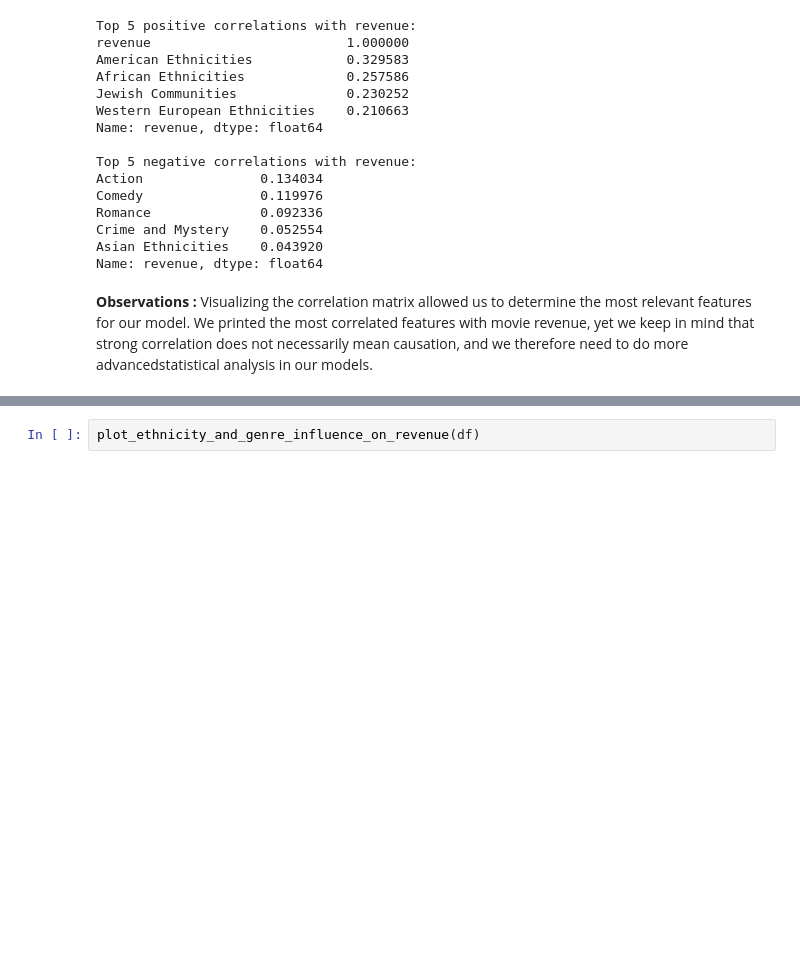
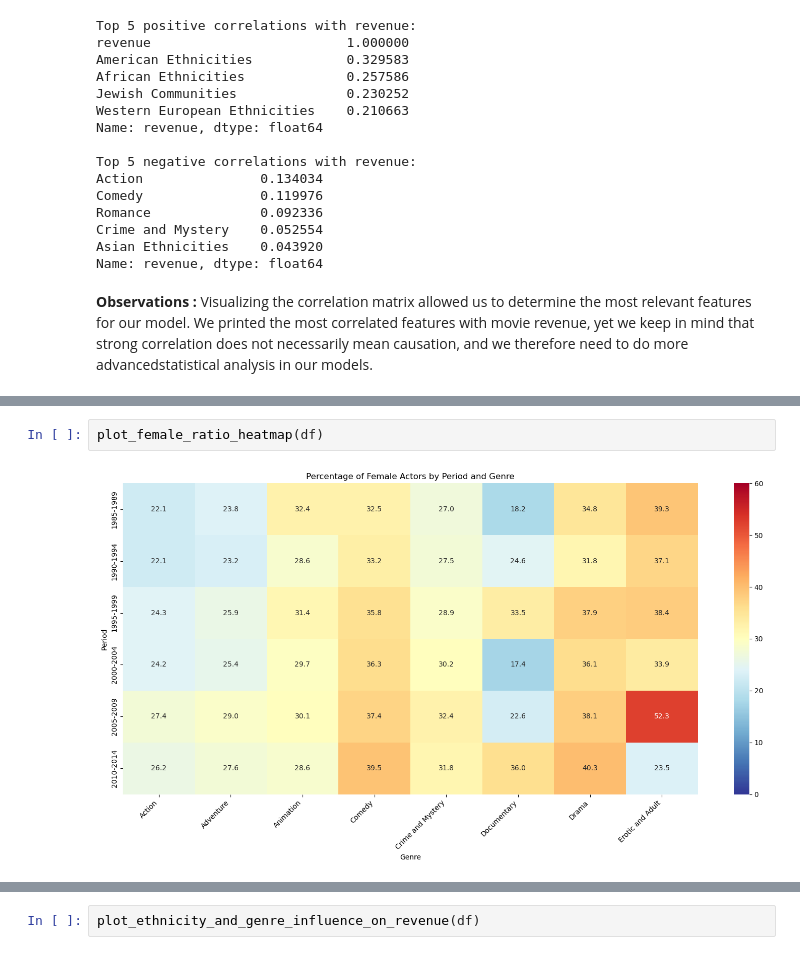
Before and after one commit to epfl-ada/ada-2024-project-insightmasters24, a Jupyter notebook: results.ipynb, the cells around one changed output, grey strips where cells are left out. Drawn from its saved outputs; the diff is of its cells as text; blank space fills up the shorter version.

```diff
--- a/results.ipynb
+++ b/results.ipynb
@@ -190,0 +162,4 @@ plot_avg_ethnic_score_per_period(df)
+# %%
+plot_female_ratio_heatmap(df)
+# %% [output]
+[figure, added]
```
Also changed, not shown: parts of 17 cells of this notebook, 8 other files.
